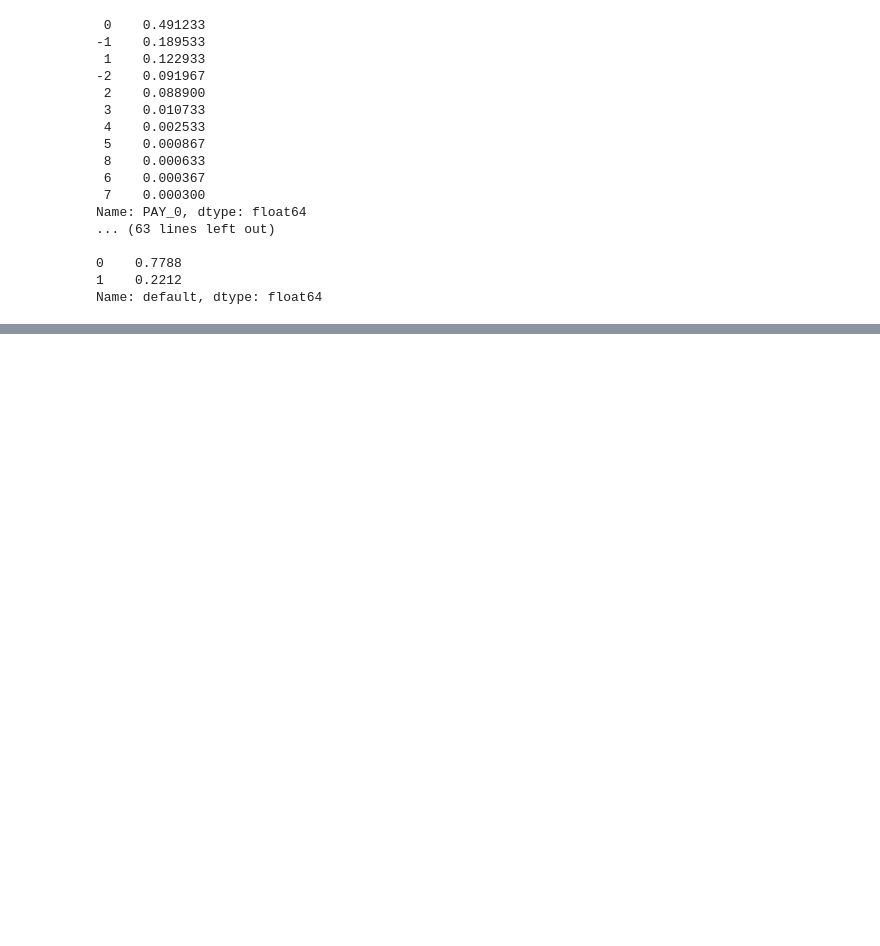
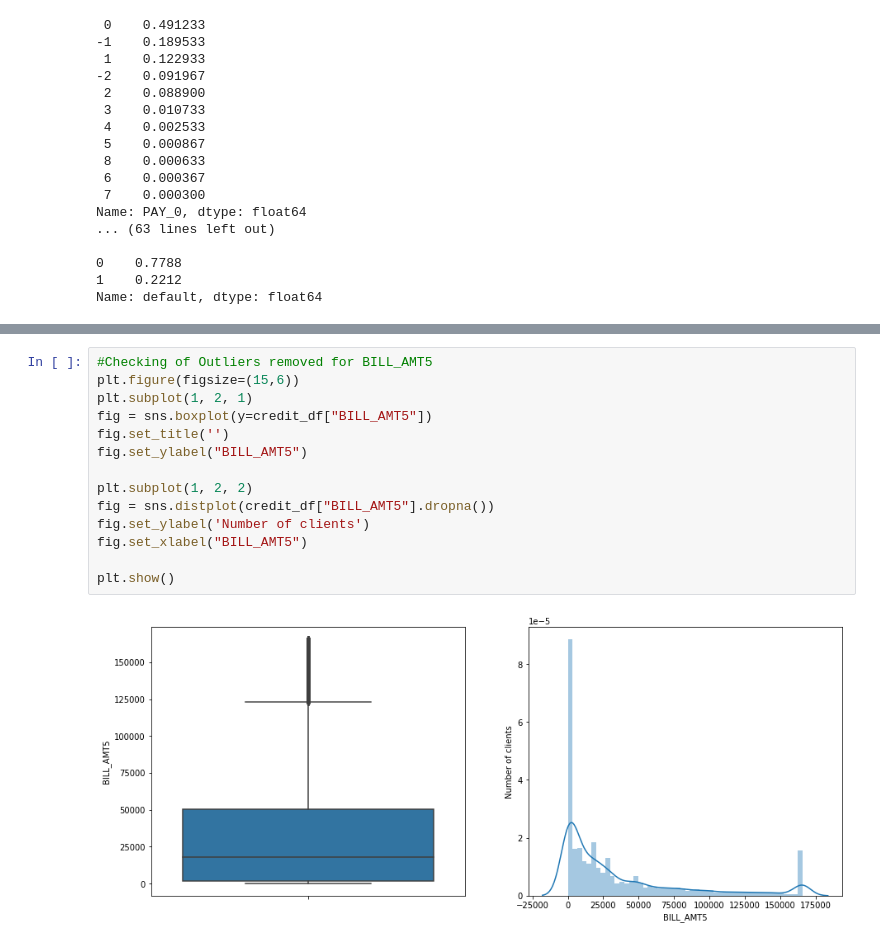
Before and after one commit to Tarunsri1998/Credit-Card-Default-Prediction, a Jupyter notebook: Credit_Card_Default_Prediction_Capstone_Project.ipynb, the cells around one changed output, grey strips where cells are left out. Saved outputs shown, nothing was run; the diff lists cells and outputs as text; blank space fills up the shorter version.

```diff
--- a/Credit_Card_Default_Prediction_Capstone_Project.ipynb
+++ b/Credit_Card_Default_Prediction_Capstone_Project.ipynb
@@ -532,0 +599,16 @@ Name: default, dtype: float64
+# %%
+#Checking of Outliers removed for BILL_AMT5
+plt.figure(figsize=(15,6))
+plt.subplot(1, 2, 1)
+fig = sns.boxplot(y=credit_df["BILL_AMT5"])
+fig.set_title('')
+fig.set_ylabel("BILL_AMT5")
+
+plt.subplot(1, 2, 2)
+fig = sns.distplot(credit_df["BILL_AMT5"].dropna())
+fig.set_ylabel('Number of clients')
+fig.set_xlabel("BILL_AMT5")
+
+plt.show()
+# %% [output]
+[figure, added]
```
Also changed, not shown: parts of 9 cells of this notebook.
